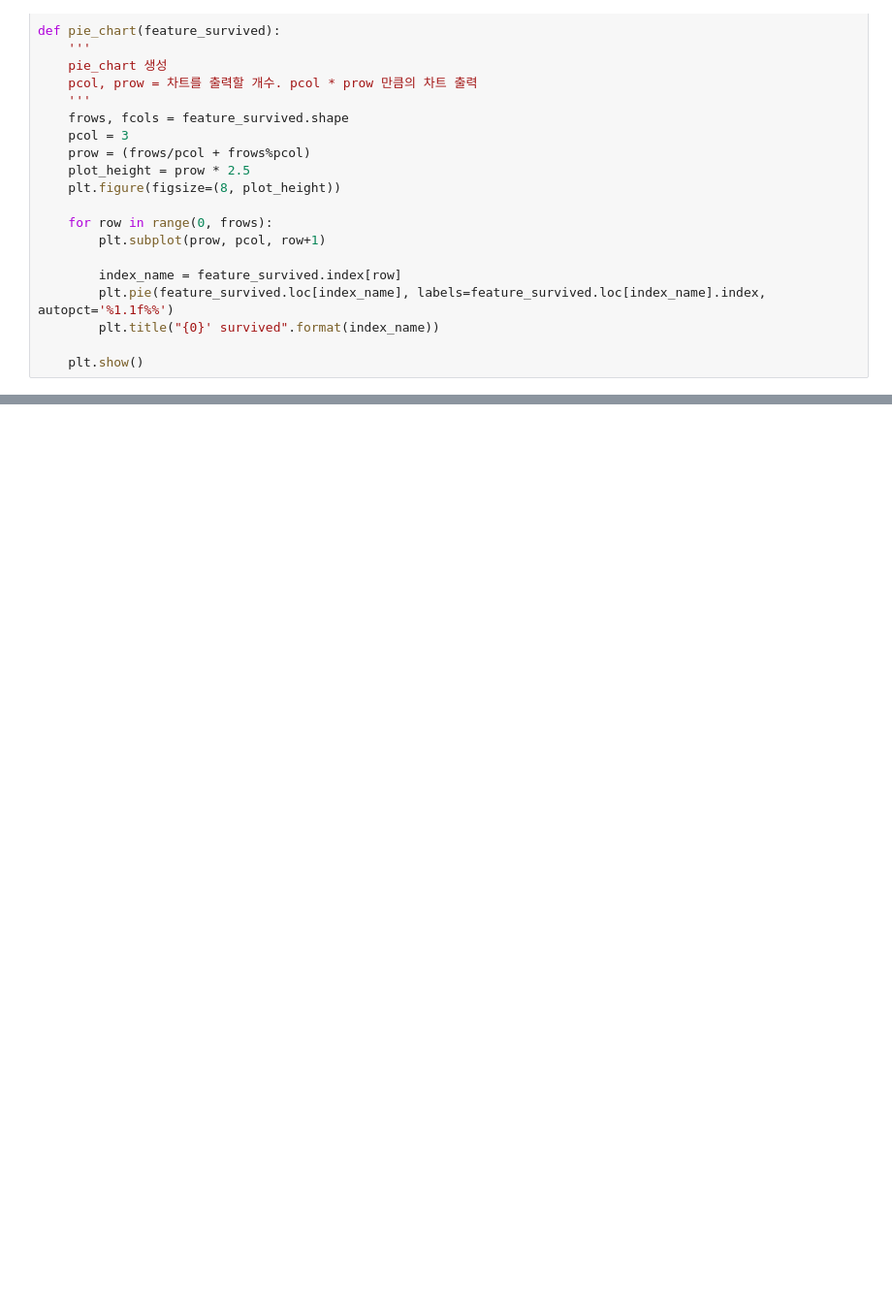
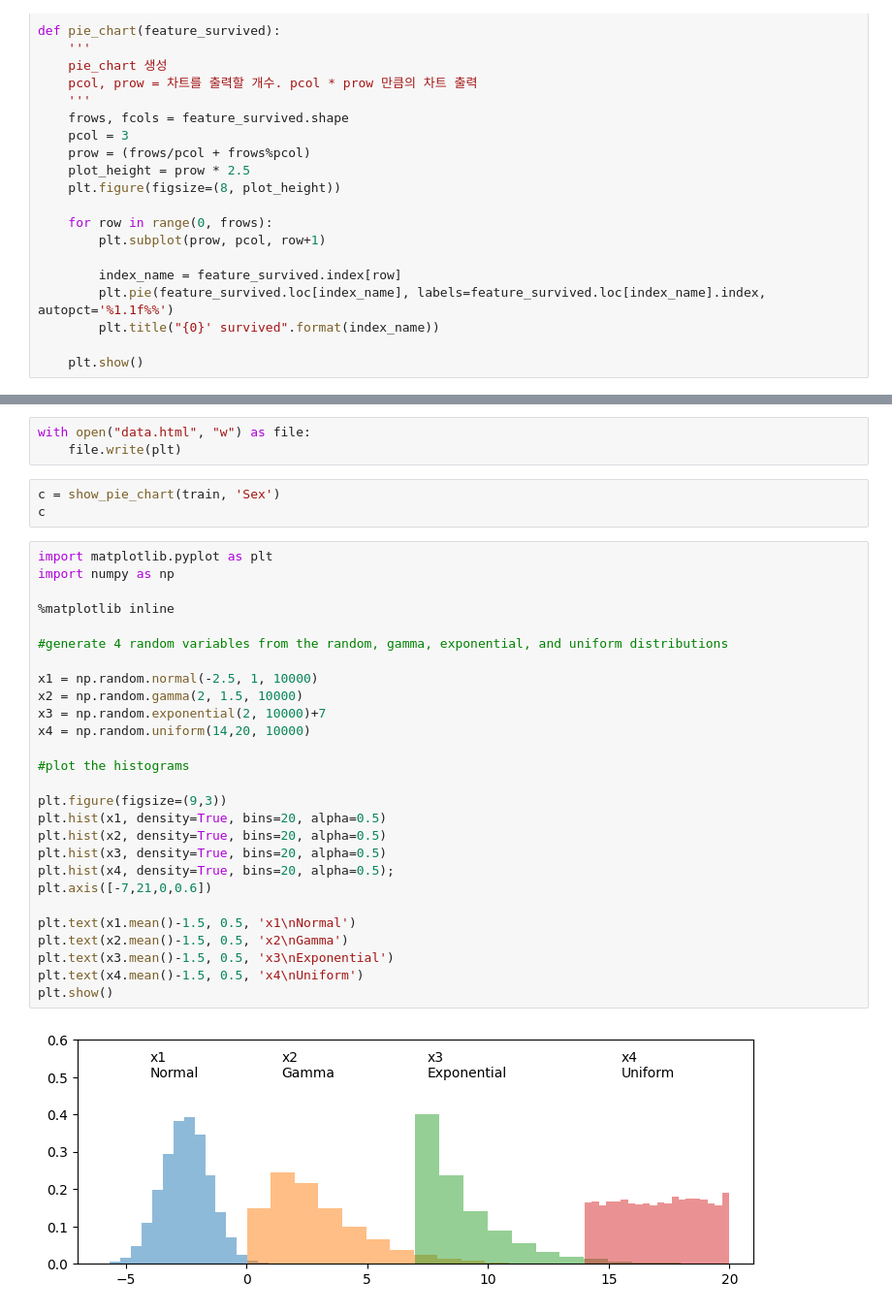
Before and after one commit to salmonsush/kaggle-titanic, a Jupyter notebook: main.ipynb, the cells around one changed output, grey strips where cells are left out. Shown: that part at 97% size. Cells and saved outputs as stored; diff of their text form; blank space fills up the shorter version.

```diff
--- a/main.ipynb
+++ b/main.ipynb
@@ -50,0 +91,35 @@ def pie_chart(feature_survived):
+# %%
+with open("data.html", "w") as file:
+    file.write(plt)
+# %%
+c = show_pie_chart(train, 'Sex')
+c
+# %%
+import matplotlib.pyplot as plt
+import numpy as np
+
+%matplotlib inline
+
+#generate 4 random variables from the random, gamma, exponential, and uniform distributions
+
+x1 = np.random.normal(-2.5, 1, 10000)
+x2 = np.random.gamma(2, 1.5, 10000)
+x3 = np.random.exponential(2, 10000)+7
+x4 = np.random.uniform(14,20, 10000)
+
+#plot the histograms
+
+plt.figure(figsize=(9,3))
+plt.hist(x1, density=True, bins=20, alpha=0.5)
+plt.hist(x2, density=True, bins=20, alpha=0.5)
+plt.hist(x3, density=True, bins=20, alpha=0.5)
+plt.hist(x4, density=True, bins=20, alpha=0.5);
+plt.axis([-7,21,0,0.6])
+
+plt.text(x1.mean()-1.5, 0.5, 'x1\nNormal')
+plt.text(x2.mean()-1.5, 0.5, 'x2\nGamma')
+plt.text(x3.mean()-1.5, 0.5, 'x3\nExponential')
+plt.text(x4.mean()-1.5, 0.5, 'x4\nUniform')
+plt.show()
+# %% [output]
+[figure, added]
```
Also changed, not shown: parts of 7 cells of this notebook, 2 other files.
